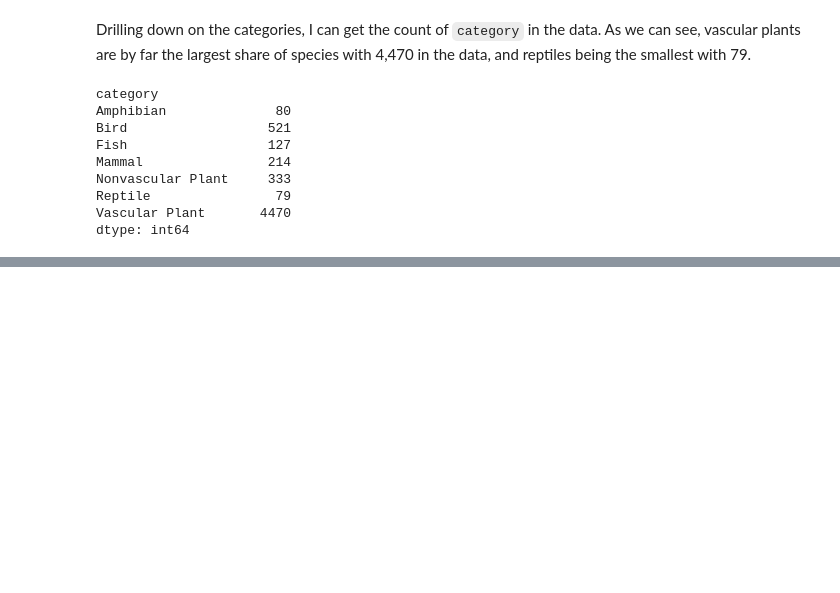
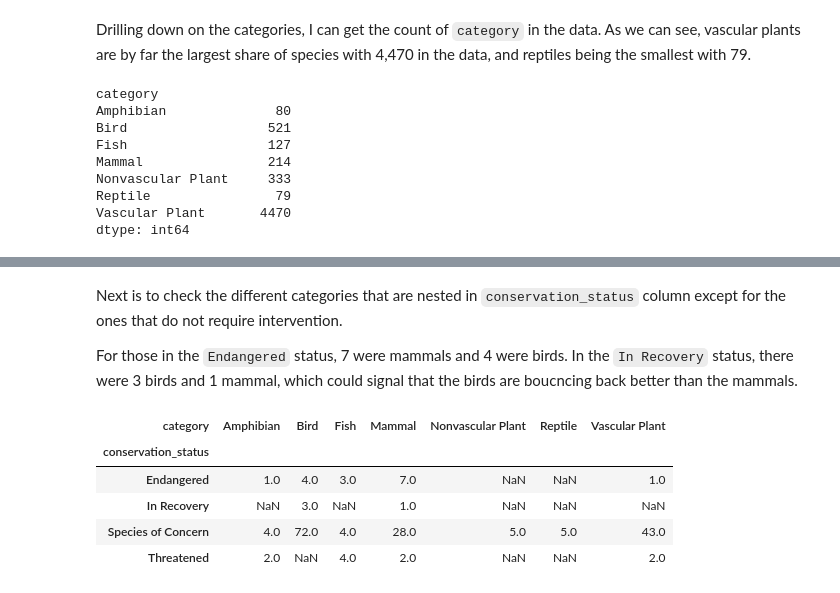
Before and after one commit to Testygen/Biodiversity-in-National-Parks, a Jupyter notebook: biodiversity.ipynb, the cells around one changed output, grey strips where cells are left out. Drawn from its saved outputs; the diff is of its cells as text; code cells hidden in the pictures; blank space fills up the shorter version.

```diff
--- a/biodiversity.ipynb
+++ b/biodiversity.ipynb
@@ -114,0 +179,18 @@ dtype: int64
+# %% [markdown]
+Next is to check the different categories that are nested in `conservation_status` column except for the ones that do not require intervention.
+
+For those in the `Endangered` status, 7 were mammals and 4 were birds. In the `In Recovery` status, there were 3 birds and 1 mammal, which could signal that the birds are boucncing back better than the mammals.
+# %%
+conservation_category = species[species.conservation_status != 'No Intervention']\
+    .groupby(['conservation_status', 'category'])['scientific_name']\
+    .count()\
+    .unstack()
+
+conservation_category
+# %% [output]
+| category | Amphibian | Bird | Fish | Mammal | Nonvascular Plant | Reptile | Vascular Plant |
+| conservation_status |  |  |  |  |  |  |  |
+| Endangered | 1.0 | 4.0 | 3.0 | 7.0 | NaN | NaN | 1.0 |
+| In Recovery | NaN | 3.0 | NaN | 1.0 | NaN | NaN | NaN |
+| Species of Concern | 4.0 | 72.0 | 4.0 | 28.0 | 5.0 | 5.0 | 43.0 |
+| Threatened | 2.0 | NaN | 4.0 | 2.0 | NaN | NaN | 2.0 |
```
Also changed, not shown: parts of 12 cells of this notebook.
